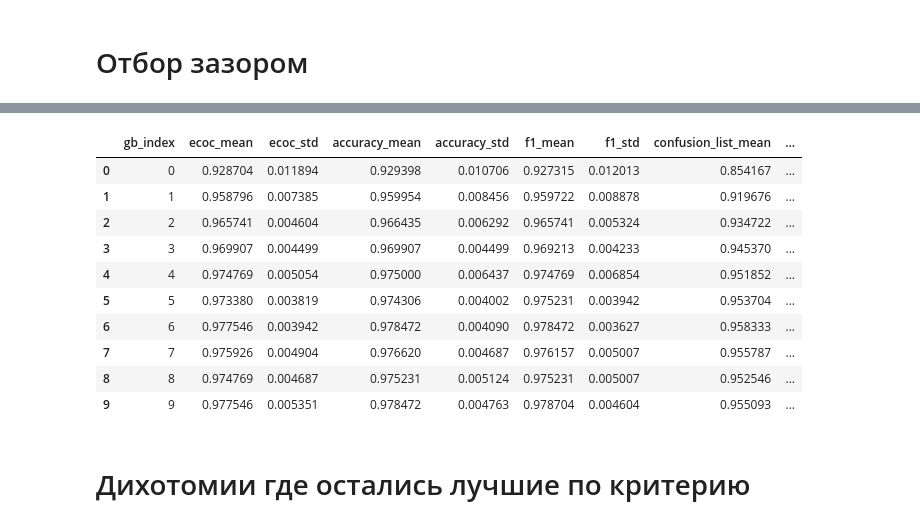
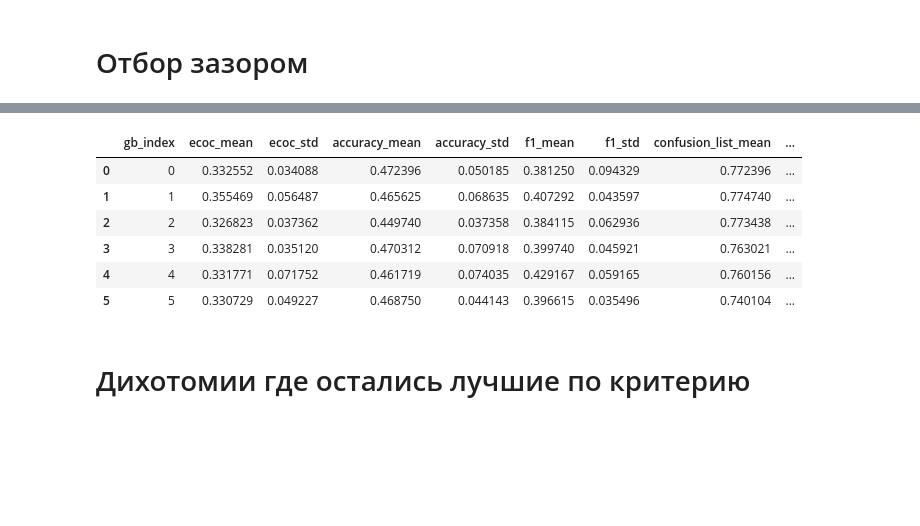
Before and after one commit to vasyarv/gap_sne, a Jupyter notebook: notebooks/experiments_ecoc_otbor.ipynb, the cells around one changed output, grey strips where cells are left out. Saved outputs shown, nothing was run; the diff lists cells and outputs as text; code cells hidden in the pictures; blank space fills up the shorter version.

```diff
--- a/notebooks/experiments_ecoc_otbor.ipynb
+++ b/notebooks/experiments_ecoc_otbor.ipynb
@@ -91,5 +104,11 @@ print(X_train.shape, X_test.shape, X_val.shape)
 # %%
 BaseClassifier = LinearSVC
+BaseClassifier = LogisticRegression
+# %%
+subset_mid = np.linspace(20, 140, 13, dtype=int)
+subset_small = np.linspace(20, 55, 8, dtype=int)
+subset_big_rare = np.linspace(20, 200, 10, dtype=int)
+subset_big = np.linspace(10, 200, 20, dtype=int)
 # %% [markdown]
 # N случайных дихотомий (без отбора)
 # %%
@@ -142,7 +140,9 @@ df_attempts.describe()
 # %%
 # делаем общее многозначное
 attempts_data = []
-for N in np.linspace(10, 200, 20, dtype=int): # кол-во дихотомий
+
+subset = np.linspace(20, 55, 8, dtype=int)
+for N in subset_mid: # кол-во дихотомий
     N_attempts = 10
     l = np.unique(target).size
     wtypes = [None, 'accuracy', 'f1', 'confusion_list']
@@ -240,7 +198,8 @@ df_attempts.describe()
 # %%
 # делаем общее многозначное
 attempts_data = []
-for N in np.linspace(20, 200, 10, dtype=int): # кол-во дихотомий
+subs = [220, 240, 280, 300, 350, 400]
+for N in subs: # кол-во дихотомий
     N_attempts = 10
     l = np.unique(target).size
     wtypes = [None, 'accuracy', 'f1', 'confusion_list']
@@ -260,24 +219,20 @@ for N in np.linspace(20, 200, 10, dtype=int): # кол-во дихотомий
 # %%
 cols = ['ecoc', 'accuracy', 'f1', 'confusion_list', 'num_real_dich']
 df_attempts = pd.DataFrame(attempts_data, columns=cols)
-df_attempts['gb_index'] = (df_attempts.index / 10).astype(int)
+df_attempts['gb_index'] = (df_attempts.index / N_attempts).astype(int)
 
 gb = df_attempts.groupby('gb_index').agg(['mean', 'std'])
 gb.columns = ['_'.join(col).strip() for col in gb.columns.values]
 gb = gb.reset_index()
 gb
 # %% [output]
 |  | gb_index | ecoc_mean | ecoc_std | accuracy_mean | accuracy_std | f1_mean | f1_std | confusion_list_mean | ... |
-| 0 | 0 | 0.928704 | 0.011894 | 0.929398 | 0.010706 | 0.927315 | 0.012013 | 0.854167 | ... |
-| 1 | 1 | 0.958796 | 0.007385 | 0.959954 | 0.008456 | 0.959722 | 0.008878 | 0.919676 | ... |
-| 2 | 2 | 0.965741 | 0.004604 | 0.966435 | 0.006292 | 0.965741 | 0.005324 | 0.934722 | ... |
-| 3 | 3 | 0.969907 | 0.004499 | 0.969907 | 0.004499 | 0.969213 | 0.004233 | 0.945370 | ... |
-| 4 | 4 | 0.974769 | 0.005054 | 0.975000 | 0.006437 | 0.974769 | 0.006854 | 0.951852 | ... |
-| 5 | 5 | 0.973380 | 0.003819 | 0.974306 | 0.004002 | 0.975231 | 0.003942 | 0.953704 | ... |
-| 6 | 6 | 0.977546 | 0.003942 | 0.978472 | 0.004090 | 0.978472 | 0.003627 | 0.958333 | ... |
-| 7 | 7 | 0.975926 | 0.004904 | 0.976620 | 0.004687 | 0.976157 | 0.005007 | 0.955787 | ... |
-| 8 | 8 | 0.974769 | 0.004687 | 0.975231 | 0.005124 | 0.975231 | 0.005007 | 0.952546 | ... |
-| 9 | 9 | 0.977546 | 0.005351 | 0.978472 | 0.004763 | 0.978704 | 0.004604 | 0.955093 | ... |
+| 0 | 0 | 0.332552 | 0.034088 | 0.472396 | 0.050185 | 0.381250 | 0.094329 | 0.772396 | ... |
+| 1 | 1 | 0.355469 | 0.056487 | 0.465625 | 0.068635 | 0.407292 | 0.043597 | 0.774740 | ... |
+| 2 | 2 | 0.326823 | 0.037362 | 0.449740 | 0.037358 | 0.384115 | 0.062936 | 0.773438 | ... |
+| 3 | 3 | 0.338281 | 0.035120 | 0.470312 | 0.070918 | 0.399740 | 0.045921 | 0.763021 | ... |
+| 4 | 4 | 0.331771 | 0.071752 | 0.461719 | 0.074035 | 0.429167 | 0.059165 | 0.760156 | ... |
+| 5 | 5 | 0.330729 | 0.049227 | 0.468750 | 0.044143 | 0.396615 | 0.035496 | 0.740104 | ... |
 # %% [markdown]
 # Дихотомии где остались лучшие по критерию
 # %%
```
Also changed, not shown: parts of 18 cells of this notebook.
